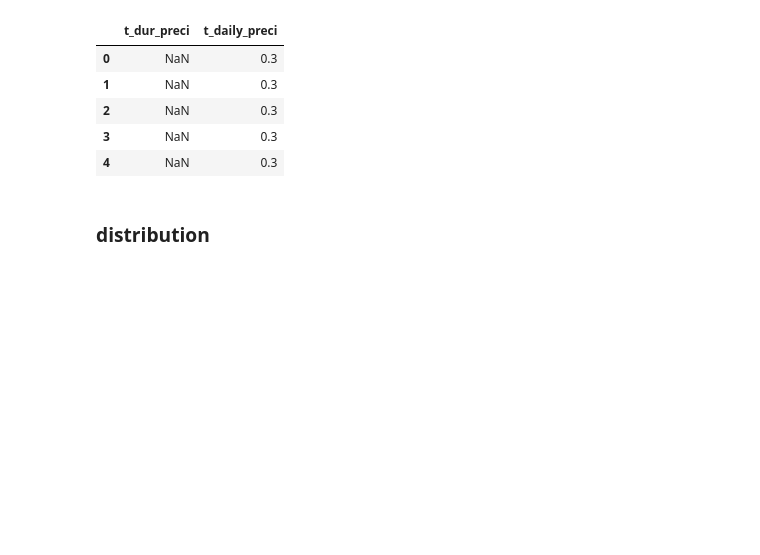
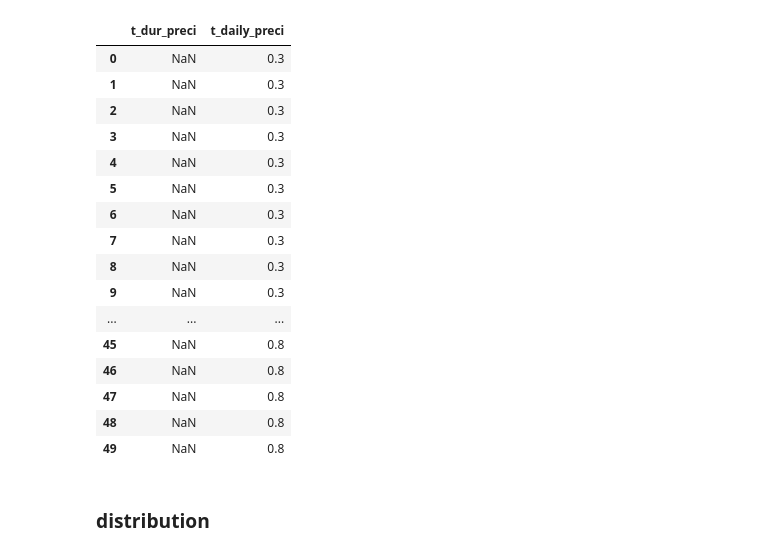
Before and after one commit to meowpunch/bobsim-research, a Jupyter notebook: src/main/python/analysis_open_data_weather.ipynb, the cells around one changed output. Saved outputs shown, nothing was run; the diff lists cells and outputs as text; code cells hidden in the pictures; blank space fills up the shorter version.

```diff
--- a/src/main/python/analysis_open_data_weather.ipynb
+++ b/src/main/python/analysis_open_data_weather.ipynb
@@ -7,5 +7,5 @@ import seaborn as sns
 # %%
 from util.build_dataset import build_origin_weather
 
-origin_w_df, key = build_origin_weather(date="201908", prefix)
+origin_w_df, key = build_origin_weather(date="201908")
 # %% [output]
@@ -14,12 +14,23 @@ origin_w_df, key = build_origin_weather(date="201908", prefix)
 # %%
-origin_w_df[['t_dur_preci','t_daily_preci']].head()
+origin_w_df[['t_dur_preci','t_daily_preci']].head(50)
 # %% [output]
 |  | t_dur_preci | t_daily_preci |
 | 0 | NaN | 0.3 |
 | 1 | NaN | 0.3 |
 | 2 | NaN | 0.3 |
 | 3 | NaN | 0.3 |
 | 4 | NaN | 0.3 |
+| 5 | NaN | 0.3 |
+| 6 | NaN | 0.3 |
+| 7 | NaN | 0.3 |
+| 8 | NaN | 0.3 |
+| 9 | NaN | 0.3 |
+| ... | ... | ... |
+| 45 | NaN | 0.8 |
+| 46 | NaN | 0.8 |
+| 47 | NaN | 0.8 |
+| 48 | NaN | 0.8 |
+| 49 | NaN | 0.8 |
 # %% [markdown]
 ### distribution
 # %%
```
Also changed, not shown: parts of 1 cell of this notebook, 1 other file.
